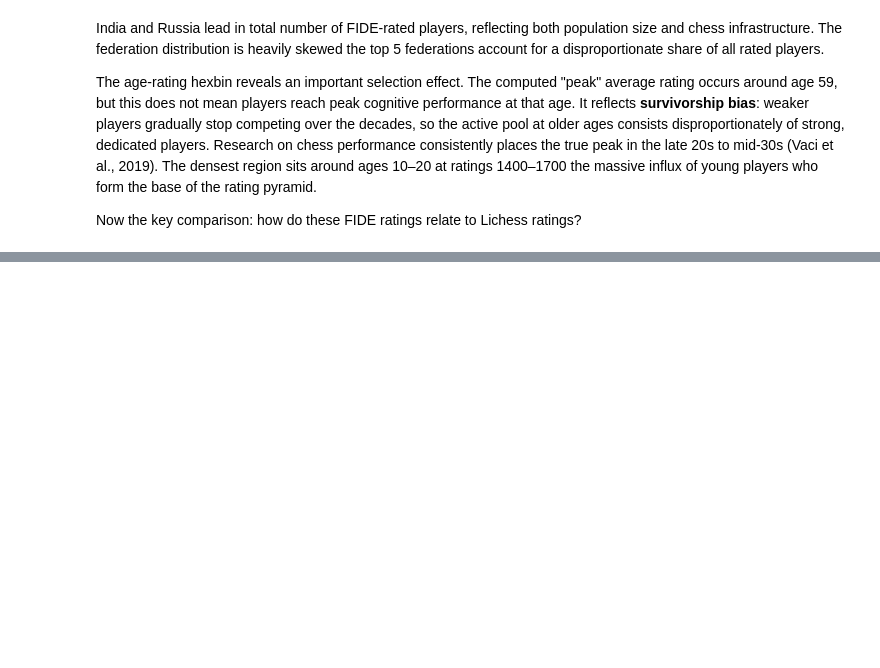
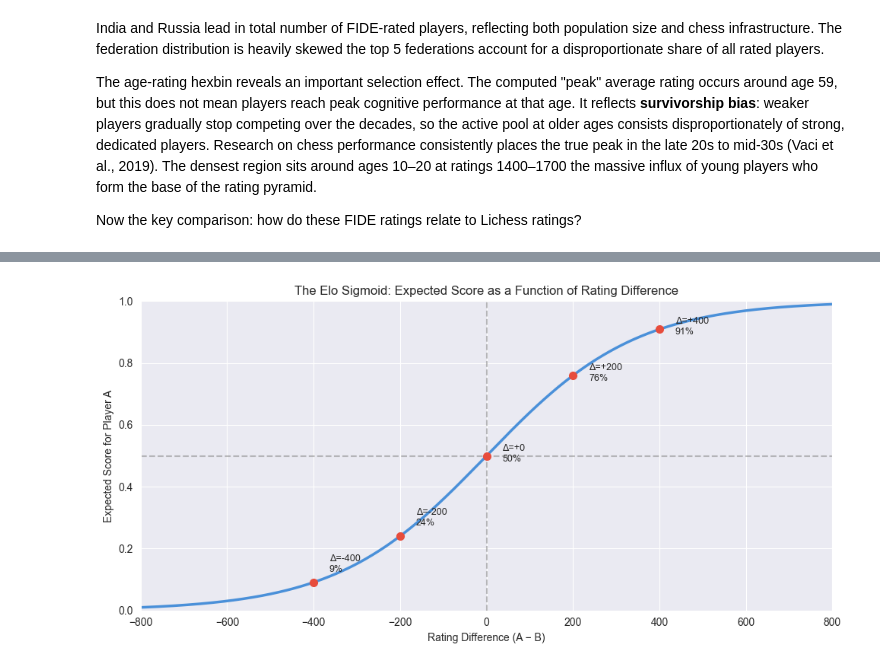
Before and after one commit to AhmedInv40/Chess-Rating-Systems, a Jupyter notebook: Chess Rating Systems.ipynb, the cells around one changed output, grey strips where cells are left out. Saved outputs shown, nothing was run; the diff lists cells and outputs as text; code cells hidden in the pictures; blank space fills up the shorter version.

```diff
--- a/Chess Rating Systems.ipynb
+++ b/Chess Rating Systems.ipynb
@@ -996,0 +1075,26 @@ Now the key comparison: how do these FIDE ratings relate to Lichess ratings?
+# %%
+# Visualize the Elo expected score function
+diff = np.linspace(-800, 800, 1000)
+expected = 1 / (1 + 10 ** (-diff / 400))
+
+fig, ax = plt.subplots(figsize=(10, 5))
+ax.plot(diff, expected, color='#4a90d9', linewidth=2.5)
+ax.axhline(0.5, color='gray', linestyle='--', alpha=0.5)
+ax.axvline(0, color='gray', linestyle='--', alpha=0.5)
+
+# Annotate key points
+for d, label in [(0, '50%'), (200, '76%'), (400, '91%'), (-200, '24%'), (-400, '9%')]:
+    e = 1 / (1 + 10 ** (-d / 400))
+    ax.plot(d, e, 'o', color='#e74c3c', markersize=7, zorder=5)
+    ax.annotate(f'Δ={d:+d}\n{label}', (d, e), textcoords='offset points',
+                xytext=(15, -5 if d >= 0 else 10), fontsize=9)
+
+ax.set_xlabel('Rating Difference (A − B)')
+ax.set_ylabel('Expected Score for Player A')
+ax.set_title('The Elo Sigmoid: Expected Score as a Function of Rating Difference')
+ax.set_xlim(-800, 800)
+ax.set_ylim(0, 1)
+plt.tight_layout()
+plt.show()
+# %% [output]
+[figure, added]
```
Also changed, not shown: parts of 6 cells of this notebook.
